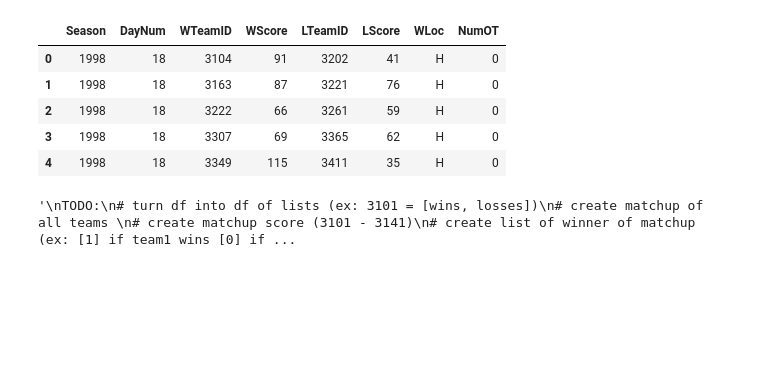
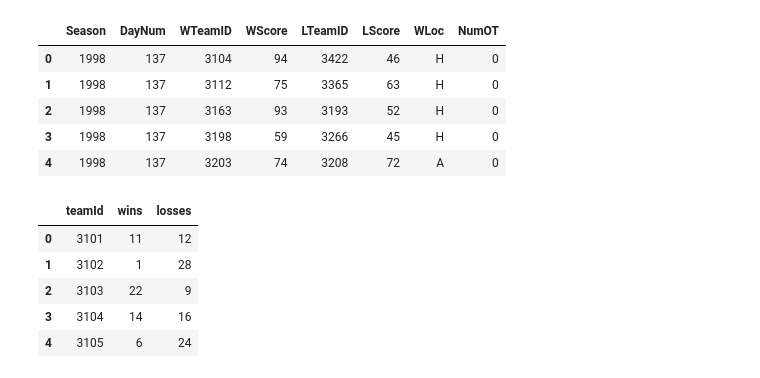
Before and after one commit to estysdesu/MarchMadnessWomen, a Jupyter notebook: main.ipynb, the cells around one changed output. Cells and saved outputs as stored; diff of their text form; code cells hidden in the pictures; blank space fills up the shorter version.

Commit message:
process data

```diff
--- a/main.ipynb
+++ b/main.ipynb
@@ -9,21 +18,23 @@ import chartify as ch
 # %%
 # load and manipulate datasets
-dfTeams = pd.read_csv("./WDataFiles/WTeams.csv")
-dfSeason = pd.read_csv("./WDataFiles/WRegularSeasonCompactResults.csv")
-dfTourney = pd.read_csv("./WDataFiles/WNCAATourneyCompactResults.csv")
-dfSeason.head()
+dfTeamNames = pd.read_csv("./WDataFiles/WTeams.csv")
+dfSeasInfo = pd.read_csv("./WDataFiles/WSeasons.csv")
+dfSeasRes = pd.read_csv("./WDataFiles/WRegularSeasonCompactResults.csv")
+dfTourRes = pd.read_csv("./WDataFiles/WNCAATourneyCompactResults.csv")
+
+dfTourRes.head()
 # %% [output]
 |  | Season | DayNum | WTeamID | WScore | LTeamID | LScore | WLoc | NumOT |
-| 0 | 1998 | 18 | 3104 | 91 | 3202 | 41 | H | 0 |
-| 1 | 1998 | 18 | 3163 | 87 | 3221 | 76 | H | 0 |
-| 2 | 1998 | 18 | 3222 | 66 | 3261 | 59 | H | 0 |
-| 3 | 1998 | 18 | 3307 | 69 | 3365 | 62 | H | 0 |
-| 4 | 1998 | 18 | 3349 | 115 | 3411 | 35 | H | 0 |
+| 0 | 1998 | 137 | 3104 | 94 | 3422 | 46 | H | 0 |
+| 1 | 1998 | 137 | 3112 | 75 | 3365 | 63 | H | 0 |
+| 2 | 1998 | 137 | 3163 | 93 | 3193 | 52 | H | 0 |
+| 3 | 1998 | 137 | 3198 | 59 | 3266 | 45 | H | 0 |
+| 4 | 1998 | 137 | 3203 | 74 | 3208 | 72 | A | 0 |
 # %%
 # focus on team wins losses
 # newDf: teamId, wins, losses
 def winLossCnt(df):
-    dfWinLoss = dfTeams[["TeamID"]].copy()
+    dfWinLoss = dfTeamNames[["TeamID"]].copy()
     dfWinLoss = dfWinLoss.reindex(columns = ["TeamID","wins","losses"], fill_value=0) # create columns and init w/ 0s
     dfWinLoss = dfWinLoss.rename(columns={"TeamID": "teamId"}) # camelCase
 
@@ -31,29 +42,22 @@ def winLossCnt(df):
     for index, row in df.iterrows():
         winTeam = row["WTeamID"]
         loseTeam = row["LTeamID"]
-        dfWinLoss.loc[(dfWinLoss["teamId"] == winTeam), ("wins")] += 1
-        dfWinLoss.loc[(dfWinLoss["teamId"] == loseTeam), ("losses")] += 1
+        dfWinLoss.loc[dfWinLoss["teamId"] == winTeam, "wins"] += 1
+        dfWinLoss.loc[dfWinLoss["teamId"] == loseTeam, "losses"] += 1
 
     return dfWinLoss
 
-# focus on 2018 data
-season = 2018
-dfOneSeason = dfSeason.loc[dfSeason['Season'] == season]
-dfOneTourney = dfTourney.loc[dfTourney['Season'] == season]
+# focus on one season data
+seas = 2014
+dfOneSeas = dfSeasRes.loc[dfSeasRes['Season'] == seas]
+dfOneTour = dfTourRes.loc[dfTourRes['Season'] == seas]
 
-dfWinLoss = winLossCnt(dfOneSeason)
-
-"""
-TODO:
-* change iterrows to df.loc[where winTeamId == teamId] then get length of this
-* df[df.A > 0]
-* turn df into df of lists (ex: 3101 = [wins, losses])
-* create matchup of all teams
-* create matchup score (3101 - 3141)
-* create list of winner of matchup (ex: [1] if team1 wins [0] if team2 wins)
-
-* features to add: PPG, allowed PPG, steals, turnovers, rebounds, assists, FG%, home/away/neutral, conference (1-whatever), title in last 4 yrs?,
-+ https://adeshpande3.github.io/Applying-Machine-Learning-to-March-Madness
-"""
+dfWinLoss = winLossCnt(dfOneSeas)
+dfWinLoss.head()
 # %% [output]
-'\nTODO:\n# turn df into df of lists (ex: 3101 = [wins, losses])\n# create matchup of all teams \n# create matchup score (3101 - 3141)\n# create list of winner of matchup (ex: [1] if team1 wins [0] if ...
+|  | teamId | wins | losses |
+| 0 | 3101 | 11 | 12 |
+| 1 | 3102 | 1 | 28 |
+| 2 | 3103 | 22 | 9 |
+| 3 | 3104 | 14 | 16 |
+| 4 | 3105 | 6 | 24 |
```
Also changed, not shown: parts of 7 cells of this notebook.
